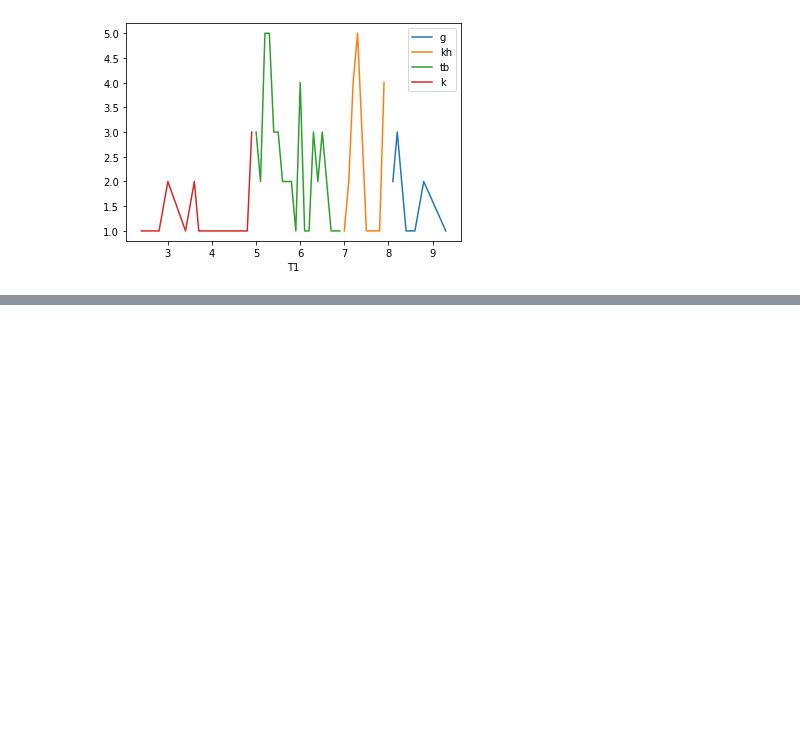
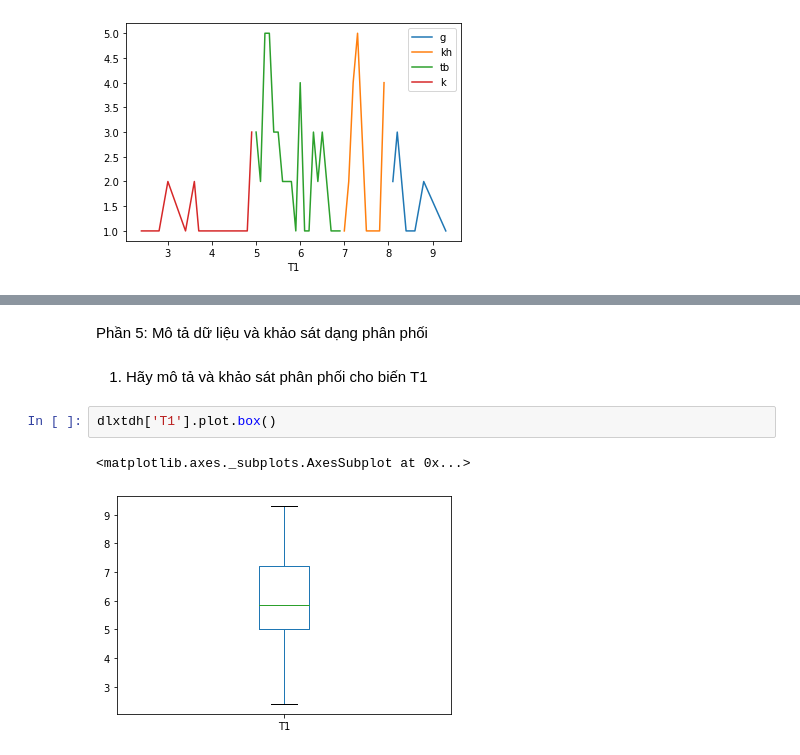
Before and after one commit to PhamBaVuong/DataAnalysisDeepLearning, a Jupyter notebook: Lab02.ipynb, the cells around one changed output, grey strips where cells are left out. Cells and saved outputs as stored; diff of their text form; blank space fills up the shorter version.

```diff
--- a/Lab02.ipynb
+++ b/Lab02.ipynb
@@ -721,0 +757,9 @@ plt.legend()
+# %% [markdown]
+Phần 5: Mô tả dữ liệu và khảo sát dạng phân phối
+# %% [markdown]
+1. Hãy mô tả và khảo sát phân phối cho biến T1
+# %%
+dlxtdh['T1'].plot.box()
+# %% [output]
+<matplotlib.axes._subplots.AxesSubplot at 0x...>
+[figure, added]
```
Also changed, not shown: parts of 25 cells of this notebook.
